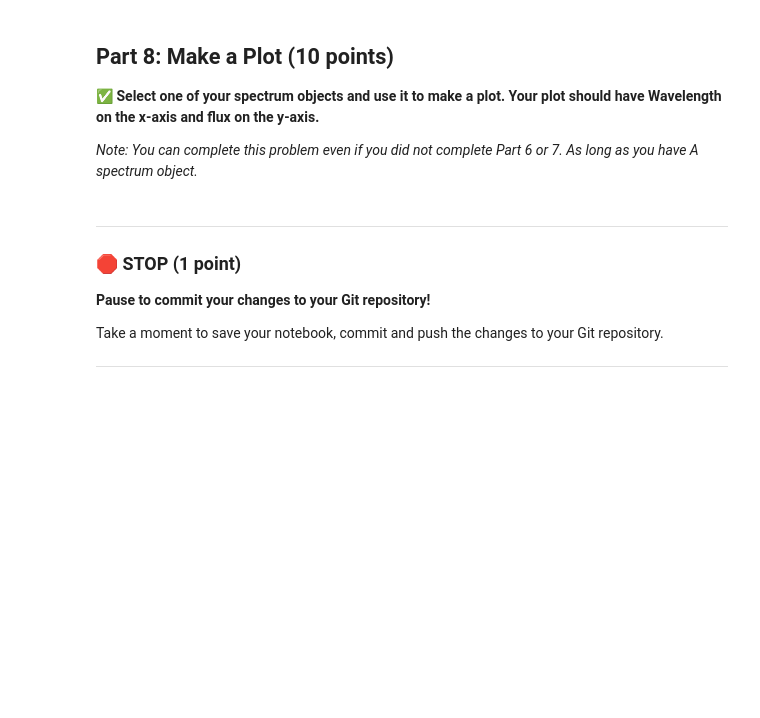
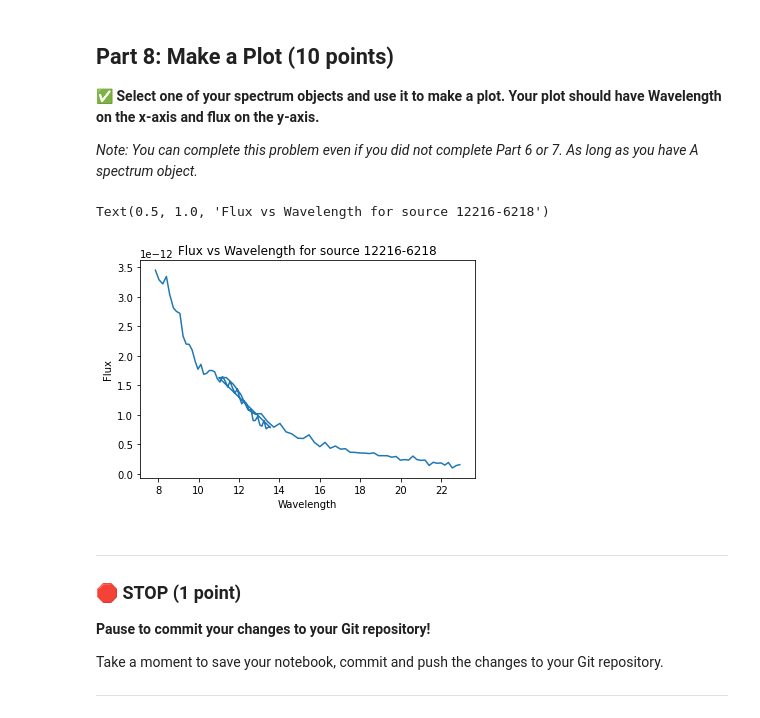
Before and after one commit to elsadeki/cmse202-s23-turnin, a Jupyter notebook: midterm/CMSE202_Midterm_004_Ibrahim.ipynb, the cells around one changed output. Drawn from its saved outputs; the diff is of its cells as text; code cells hidden in the pictures; blank space fills up the shorter version.

```diff
--- a/midterm/CMSE202_Midterm_004_Ibrahim.ipynb
+++ b/midterm/CMSE202_Midterm_004_Ibrahim.ipynb
@@ -225,16 +219,53 @@ Take a moment to save your notebook, commit  and push the changes to your Git re
 &#9989; **All of the flux values need to be scaled (multiplied) by the `scale_factor` value. Store the `scale_factor` in the class. Then write a new method in your `spectrum` class that scales it.**
 # %%
 #Write your code here
+#Write class here
+class Spectrum:
+    def __init__(self, metadata):
+        self.metadata = metadata
+        self.ID = self.metadata[0]
+        self.RA = self.metadata[1]
+        self.DEC = self.metadata[2]
+        self.scale_factor = self.metadata[3]
+        self.wavelength = wavelength.loc[:, self.ID]
+        self.flux = flux.loc[:, self.ID]
+    def get_flux(self):
+        return self.flux
+    def get_wavelength(self):
+        return self.wavelength
+    #added below function
+    def scale_flux(self):
+        self.flux = self.flux * self.scale_factor
 # %% [markdown]
 ### Part 7.2: Applying the Fix (4 points)
 &#9989; **Call your method within the constructor method (I.e., the `__init__` method), so that it automatically scales the flux values as it creates a new `spectrum` object.**
 # %%
 #Write your code here
+class Spectrum:
+    def __init__(self, metadata):
+        self.metadata = metadata
+        self.ID = self.metadata[0]
+        self.RA = self.metadata[1]
+        self.DEC = self.metadata[2]
+        self.scale_factor = self.metadata[3]
+        self.wavelength = wavelength.loc[:, self.ID]
+        self.flux = flux.loc[:, self.ID]
+        #running scale_flux() in the init
+        self.scale_flux()
+    def get_flux(self):
+        return self.flux
+    def get_wavelength(self):
+        return self.wavelength
+    def scale_flux(self):
+        self.flux = self.flux * self.scale_factor
 # %% [markdown]
 ### Part 7.3: Rebuilding (4 points)
 &#9989; **Rerun your code from Part 6 to rebuild your objects with properly scaled flux values.**
 # %%
 #Write your code here
+spectrum_objects = []
+for i in range(len(metadata["ID"])):
+    spectrum_objects.append(Spectrum(metadata.iloc[i, :]))
 # %% [markdown]
 ## Part 8: Make a Plot (10 points)
 
@@ -243,6 +274,15 @@ Take a moment to save your notebook, commit  and push the changes to your Git re
 *Note: You can complete this problem even if you did not complete Part 6 or 7. As long as you have A spectrum object.*
 # %%
 #Write your code here
+import matplotlib.pyplot as plt
+spectrum_obj = spectrum_objects[4]
+plt.plot(spectrum_obj.wavelength, spectrum_obj.flux)
+plt.xlabel("Wavelength")
+plt.ylabel("Flux")
+plt.title("Flux vs Wavelength for source "+spectrum_obj.ID)
+# %% [output]
+Text(0.5, 1.0, 'Flux vs Wavelength for source 12216-6218')
+[figure, added]
 # %% [markdown]
 ---
 ### &#128721; STOP (1 point)
```
Also changed, not shown: parts of 2 cells of this notebook.
